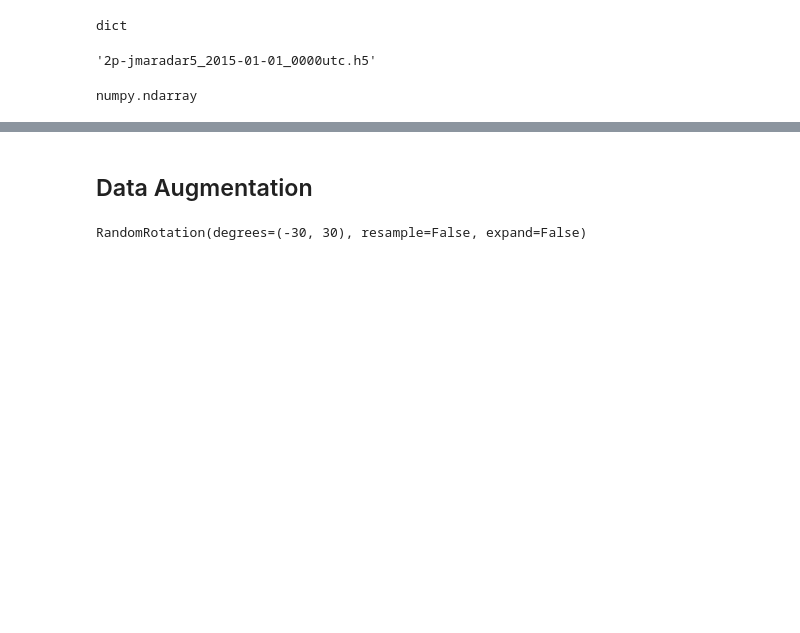
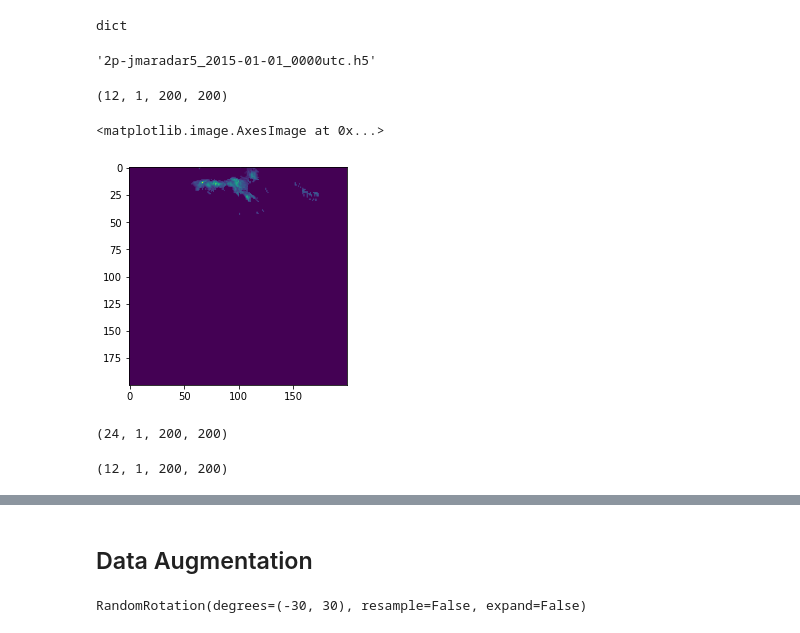
Before and after one commit to inoue0406/local_transformation_model, a Jupyter notebook: notebook/test_new_pytorch_dataset.ipynb, the cells around one changed output, grey strips where cells are left out. Saved outputs shown, nothing was run; the diff lists cells and outputs as text; code cells hidden in the pictures; blank space fills up the shorter version.

```diff
--- a/notebook/test_new_pytorch_dataset.ipynb
+++ b/notebook/test_new_pytorch_dataset.ipynb
@@ -49,7 +49,7 @@ dict
 dd['fnames_past']
 # %% [output]
 '2p-jmaradar5_2015-01-01_0000utc.h5'
-# %%
-type(dd['past'])
-# %% [output]
-numpy.ndarray
+# %%
+dd['past'].shape
+# %% [output]
+(12, 1, 200, 200)
@@ -55,0 +62,14 @@ numpy.ndarray
+# %%
+plt.imshow(dd['past'][0,0,:,:])
+# %% [output]
+<matplotlib.image.AxesImage at 0x...>
+[figure, added]
+# %%
+data = np.concatenate([dd['past'],dd['future']])
+data.shape
+# %% [output]
+(24, 1, 200, 200)
+# %%
+dd['future'].shape
+# %% [output]
+(12, 1, 200, 200)
```
Also changed, not shown: parts of 5 cells of this notebook, 11 other files.
